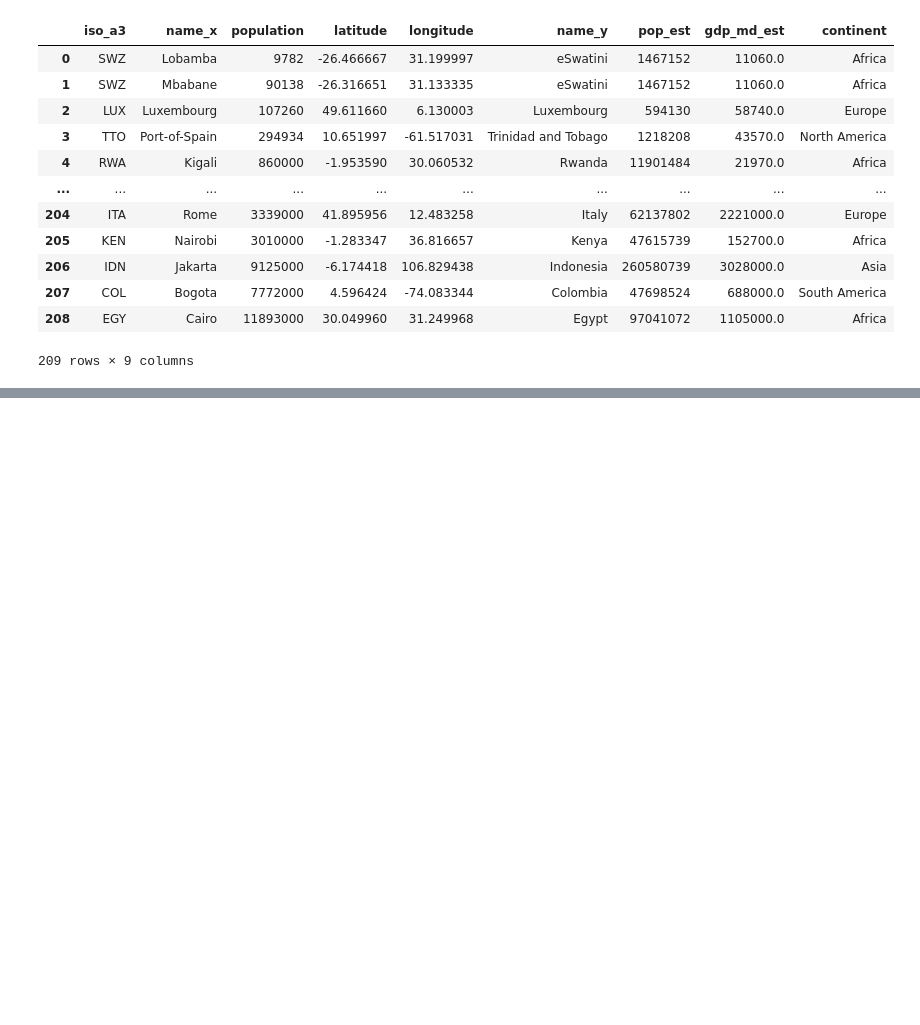
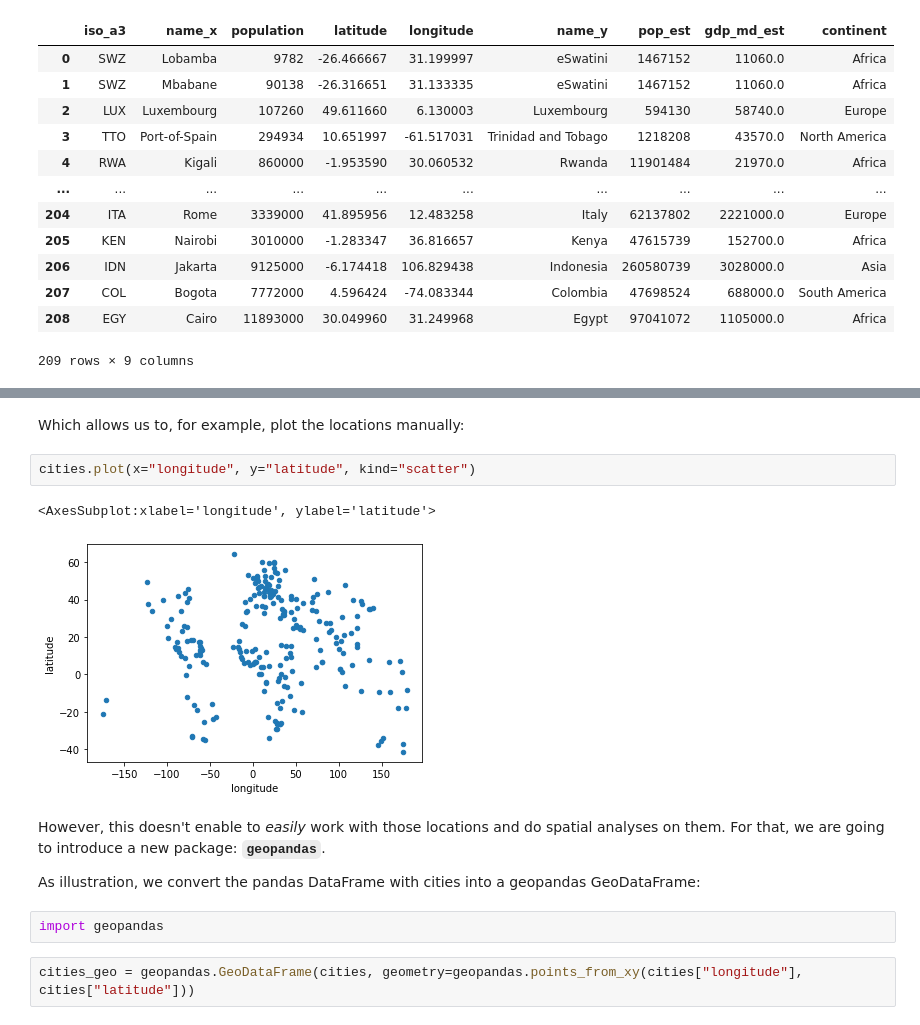
Before and after one commit to jorisvandenbossche/DS-python-geospatial, a Jupyter notebook: _solved/introdution-tabular-data.ipynb, the cells around one changed output, grey strips where cells are left out. Saved outputs shown, nothing was run; the diff lists cells and outputs as text; blank space fills up the shorter version.

Commit message:
add last section with connection to geopandas

```diff
--- a/_solved/introdution-tabular-data.ipynb
+++ b/_solved/introdution-tabular-data.ipynb
@@ -915,0 +936,15 @@ pd.merge(cities, countries, on="iso_a3")
+# %% [markdown]
+Which allows us to, for example, plot the locations manually:
+# %%
+cities.plot(x="longitude", y="latitude", kind="scatter")
+# %% [output]
+<AxesSubplot:xlabel='longitude', ylabel='latitude'>
+[figure, added]
+# %% [markdown]
+However, this doesn't enable to *easily* work with those locations and do spatial analyses on them. For that, we are going to introduce a new package: **`geopandas`**.
+
+As illustration, we convert the pandas DataFrame with cities into a geopandas GeoDataFrame:
+# %%
+import geopandas
+# %%
+cities_geo = geopandas.GeoDataFrame(cities, geometry=geopandas.points_from_xy(cities["longitude"], cities["latitude"]))
```
Also changed, not shown: parts of 5 cells of this notebook.
